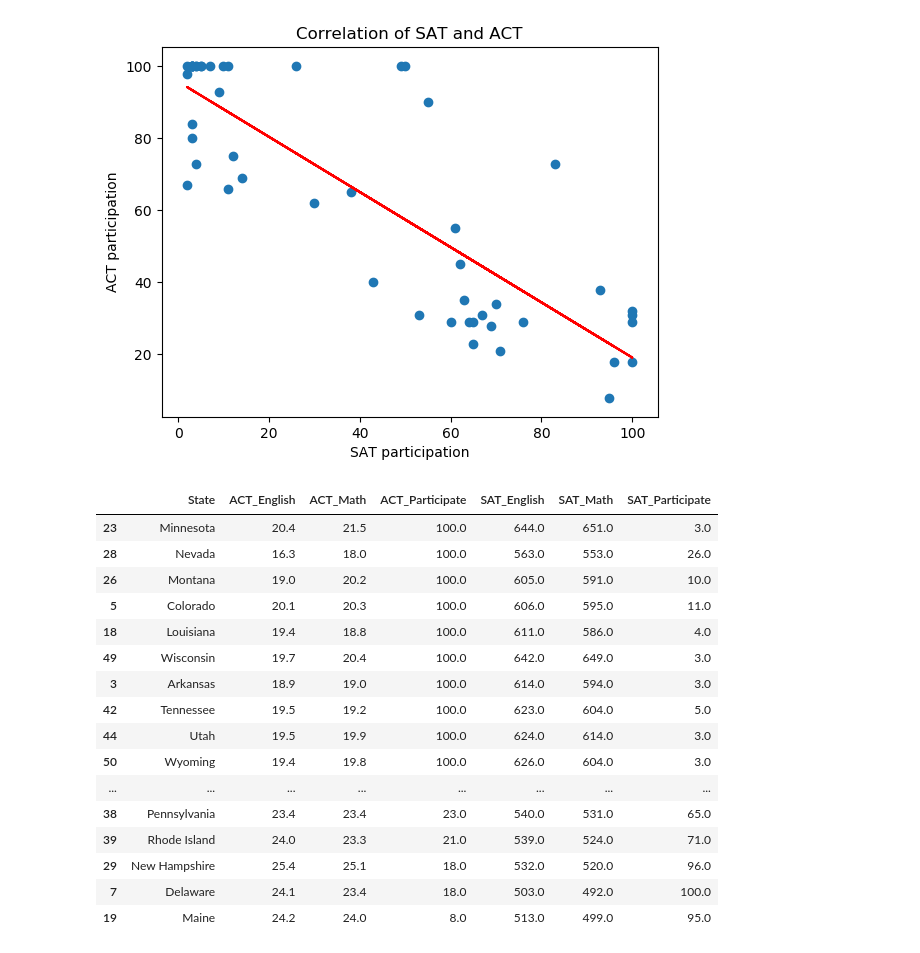
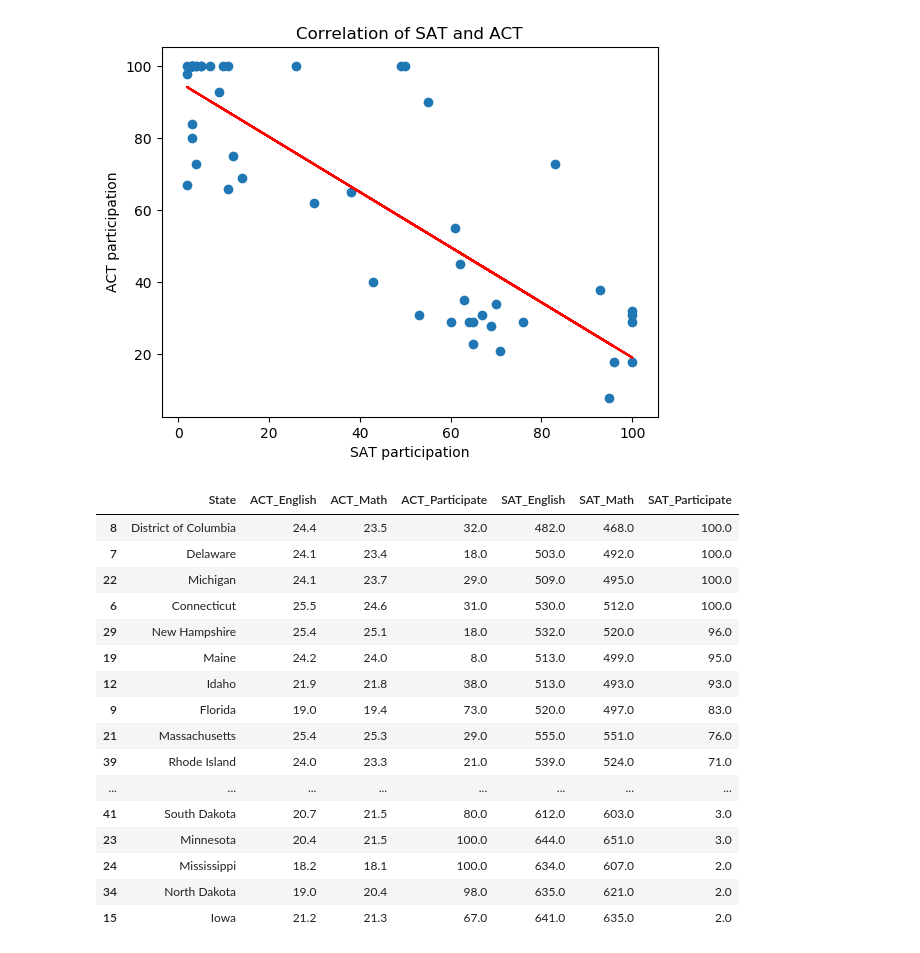
Before and after one commit to austinlasseter/SAT_scores, a Jupyter notebook: code/Project_1-Lasseter.ipynb, the cells around one changed output. Drawn from its saved outputs; the diff is of its cells as text; code cells hidden in the pictures.

```diff
--- a/code/Project_1-Lasseter.ipynb
+++ b/code/Project_1-Lasseter.ipynb
@@ -841,22 +841,22 @@ plt.show()
 [figure]
 # %%
 # Let's take a look at who those outliers are (check the carolinas!)
-df_both.sort_values(['ACT_Participate'], ascending = False)
+df_both.sort_values(['SAT_Participate'], ascending = False)
 # %% [output]
 |  | State | ACT_English | ACT_Math | ACT_Participate | SAT_English | SAT_Math | SAT_Participate |
+| 8 | District of Columbia | 24.4 | 23.5 | 32.0 | 482.0 | 468.0 | 100.0 |
+| 7 | Delaware | 24.1 | 23.4 | 18.0 | 503.0 | 492.0 | 100.0 |
+| 22 | Michigan | 24.1 | 23.7 | 29.0 | 509.0 | 495.0 | 100.0 |
+| 6 | Connecticut | 25.5 | 24.6 | 31.0 | 530.0 | 512.0 | 100.0 |
+| 29 | New Hampshire | 25.4 | 25.1 | 18.0 | 532.0 | 520.0 | 96.0 |
+| 19 | Maine | 24.2 | 24.0 | 8.0 | 513.0 | 499.0 | 95.0 |
+| 12 | Idaho | 21.9 | 21.8 | 38.0 | 513.0 | 493.0 | 93.0 |
+| 9 | Florida | 19.0 | 19.4 | 73.0 | 520.0 | 497.0 | 83.0 |
+| 21 | Massachusetts | 25.4 | 25.3 | 29.0 | 555.0 | 551.0 | 76.0 |
+| 39 | Rhode Island | 24.0 | 23.3 | 21.0 | 539.0 | 524.0 | 71.0 |
+| ... | ... | ... | ... | ... | ... | ... | ... |
+| 41 | South Dakota | 20.7 | 21.5 | 80.0 | 612.0 | 603.0 | 3.0 |
 | 23 | Minnesota | 20.4 | 21.5 | 100.0 | 644.0 | 651.0 | 3.0 |
-| 28 | Nevada | 16.3 | 18.0 | 100.0 | 563.0 | 553.0 | 26.0 |
-| 26 | Montana | 19.0 | 20.2 | 100.0 | 605.0 | 591.0 | 10.0 |
-| 5 | Colorado | 20.1 | 20.3 | 100.0 | 606.0 | 595.0 | 11.0 |
-| 18 | Louisiana | 19.4 | 18.8 | 100.0 | 611.0 | 586.0 | 4.0 |
-| 49 | Wisconsin | 19.7 | 20.4 | 100.0 | 642.0 | 649.0 | 3.0 |
-| 3 | Arkansas | 18.9 | 19.0 | 100.0 | 614.0 | 594.0 | 3.0 |
-| 42 | Tennessee | 19.5 | 19.2 | 100.0 | 623.0 | 604.0 | 5.0 |
-| 44 | Utah | 19.5 | 19.9 | 100.0 | 624.0 | 614.0 | 3.0 |
-| 50 | Wyoming | 19.4 | 19.8 | 100.0 | 626.0 | 604.0 | 3.0 |
-| ... | ... | ... | ... | ... | ... | ... | ... |
-| 38 | Pennsylvania | 23.4 | 23.4 | 23.0 | 540.0 | 531.0 | 65.0 |
-| 39 | Rhode Island | 24.0 | 23.3 | 21.0 | 539.0 | 524.0 | 71.0 |
-| 29 | New Hampshire | 25.4 | 25.1 | 18.0 | 532.0 | 520.0 | 96.0 |
-| 7 | Delaware | 24.1 | 23.4 | 18.0 | 503.0 | 492.0 | 100.0 |
-| 19 | Maine | 24.2 | 24.0 | 8.0 | 513.0 | 499.0 | 95.0 |
+| 24 | Mississippi | 18.2 | 18.1 | 100.0 | 634.0 | 607.0 | 2.0 |
+| 34 | North Dakota | 19.0 | 20.4 | 98.0 | 635.0 | 621.0 | 2.0 |
+| 15 | Iowa | 21.2 | 21.3 | 67.0 | 641.0 | 635.0 | 2.0 |
```
Also changed, not shown: 1 other file.
